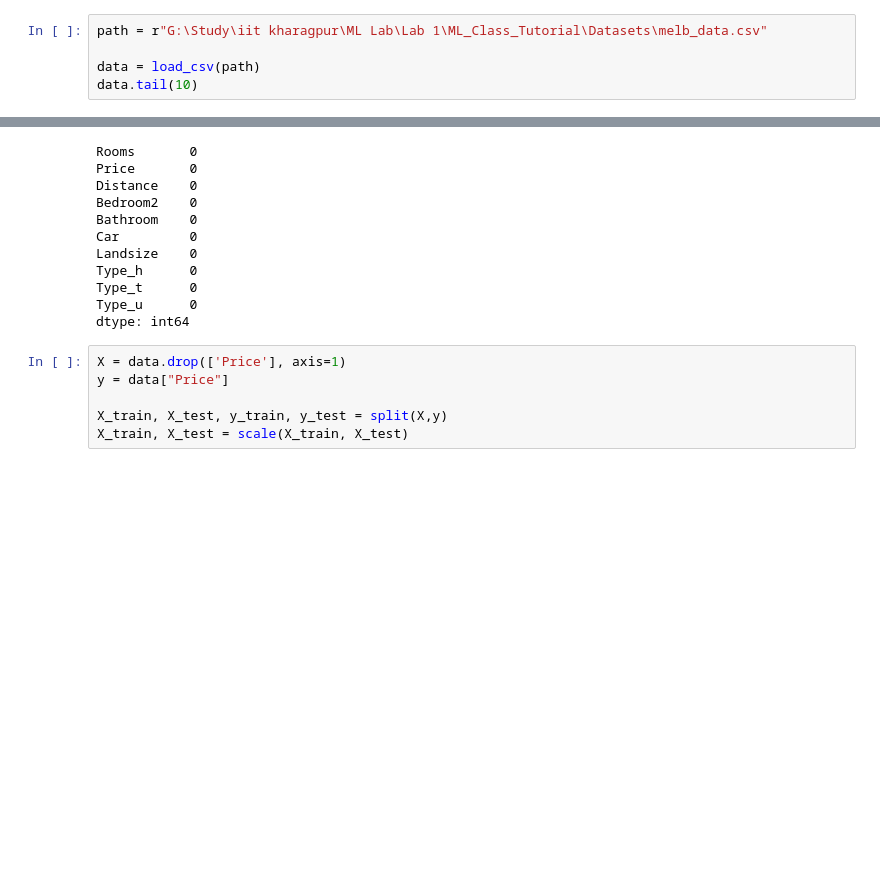
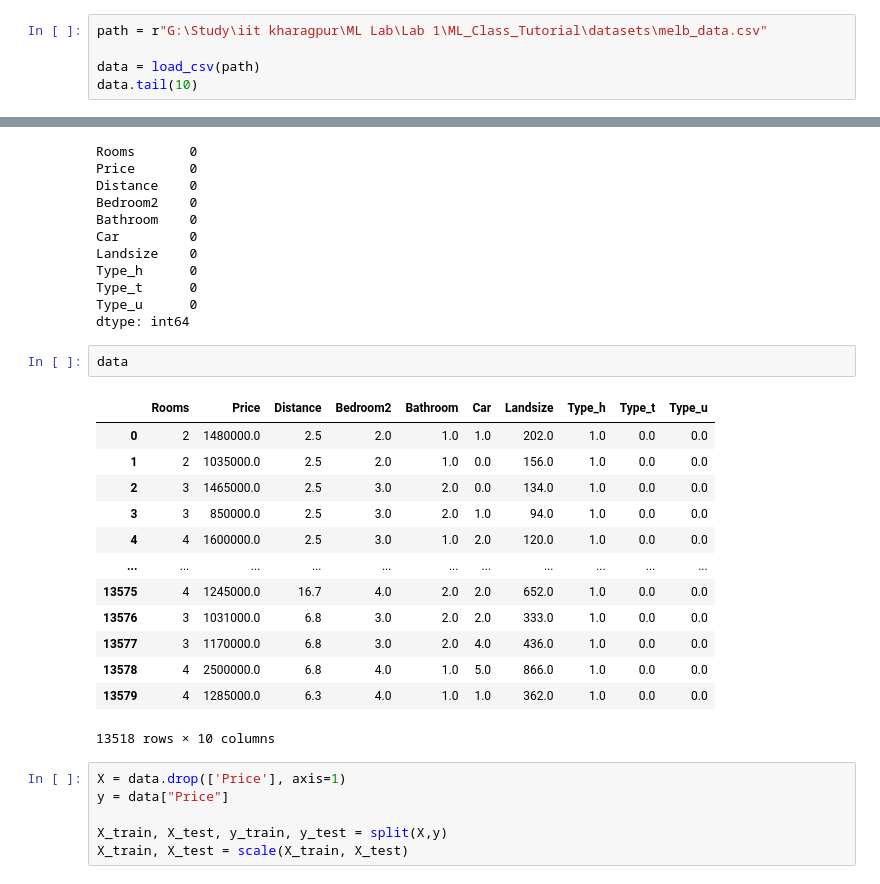
Before and after one commit to scorch056/ML-Lab, a Jupyter notebook: ML_Class_Tutorial/Case-Study-2/melbourne_housing.ipynb, the cells around one changed output, grey strips where cells are left out. Cells and saved outputs as stored; diff of their text form; blank space fills up the shorter version.

```diff
--- a/ML_Class_Tutorial/Case-Study-2/melbourne_housing.ipynb
+++ b/ML_Class_Tutorial/Case-Study-2/melbourne_housing.ipynb
@@ -123,7 +123,7 @@ def catboost_regressor(X_train, y_train, X_test, y_test, iterations=200):
     r2 = r2_score(y_test,y_pred)
     return r2
 # %%
-path = r"G:\Study\iit kharagpur\ML Lab\Lab 1\ML_Class_Tutorial\Datasets\melb_data.csv"
+path = r"G:\Study\iit kharagpur\ML Lab\Lab 1\ML_Class_Tutorial\datasets\melb_data.csv"
 
 data = load_csv(path)
 data.tail(10)
@@ -278,6 +278,22 @@ Type_h      0
 Type_t      0
 Type_u      0
 dtype: int64
+# %%
+data
+# %% [output]
+|  | Rooms | Price | Distance | Bedroom2 | Bathroom | Car | Landsize | Type_h | Type_t | Type_u |
+| 0 | 2 | 1480000.0 | 2.5 | 2.0 | 1.0 | 1.0 | 202.0 | 1.0 | 0.0 | 0.0 |
+| 1 | 2 | 1035000.0 | 2.5 | 2.0 | 1.0 | 0.0 | 156.0 | 1.0 | 0.0 | 0.0 |
+| 2 | 3 | 1465000.0 | 2.5 | 3.0 | 2.0 | 0.0 | 134.0 | 1.0 | 0.0 | 0.0 |
+| 3 | 3 | 850000.0 | 2.5 | 3.0 | 2.0 | 1.0 | 94.0 | 1.0 | 0.0 | 0.0 |
+| 4 | 4 | 1600000.0 | 2.5 | 3.0 | 1.0 | 2.0 | 120.0 | 1.0 | 0.0 | 0.0 |
+| ... | ... | ... | ... | ... | ... | ... | ... | ... | ... | ... |
+| 13575 | 4 | 1245000.0 | 16.7 | 4.0 | 2.0 | 2.0 | 652.0 | 1.0 | 0.0 | 0.0 |
+| 13576 | 3 | 1031000.0 | 6.8 | 3.0 | 2.0 | 2.0 | 333.0 | 1.0 | 0.0 | 0.0 |
+| 13577 | 3 | 1170000.0 | 6.8 | 3.0 | 2.0 | 4.0 | 436.0 | 1.0 | 0.0 | 0.0 |
+| 13578 | 4 | 2500000.0 | 6.8 | 4.0 | 1.0 | 5.0 | 866.0 | 1.0 | 0.0 | 0.0 |
+| 13579 | 4 | 1285000.0 | 6.3 | 4.0 | 1.0 | 1.0 | 362.0 | 1.0 | 0.0 | 0.0 |
+13518 rows × 10 columns
 # %%
 X = data.drop(['Price'], axis=1)
 y = data["Price"]
```
Also changed, not shown: parts of 1 cell of this notebook, 33 other files.
